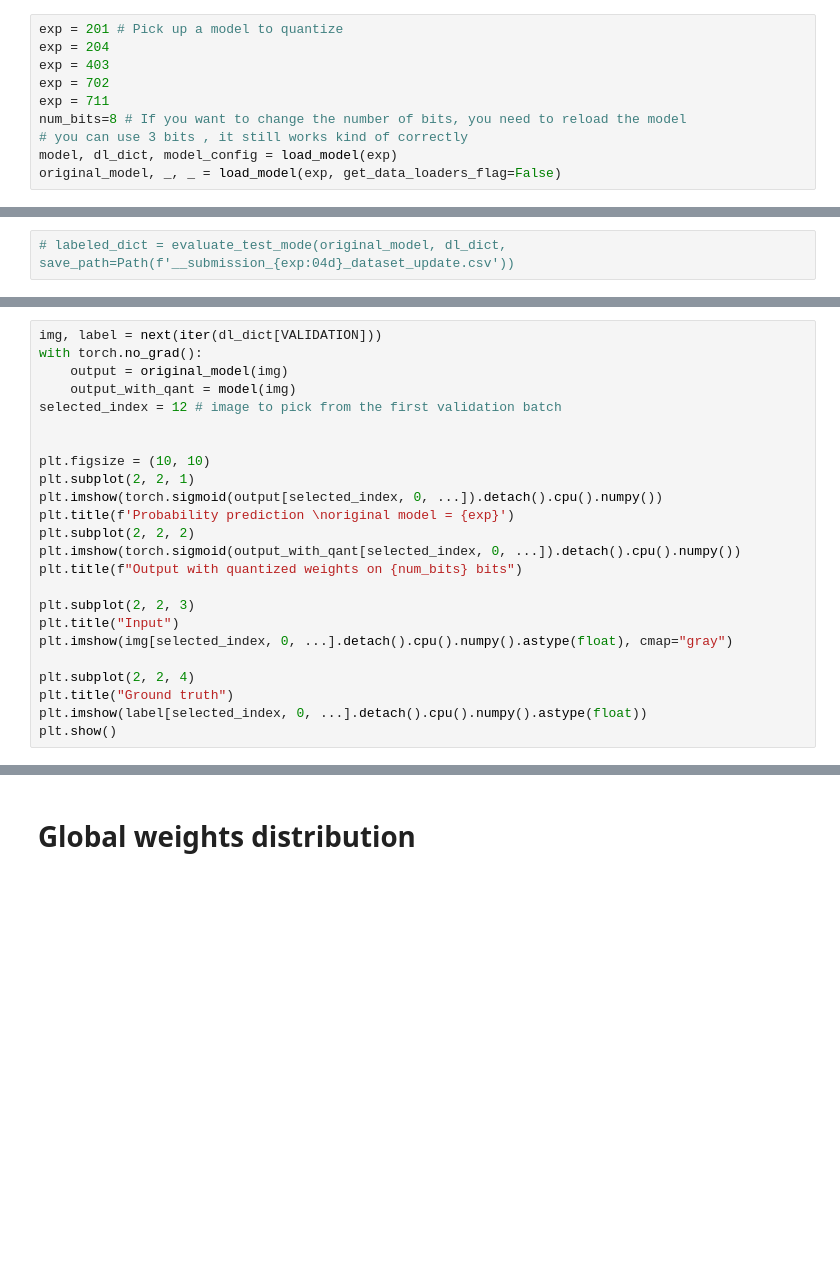
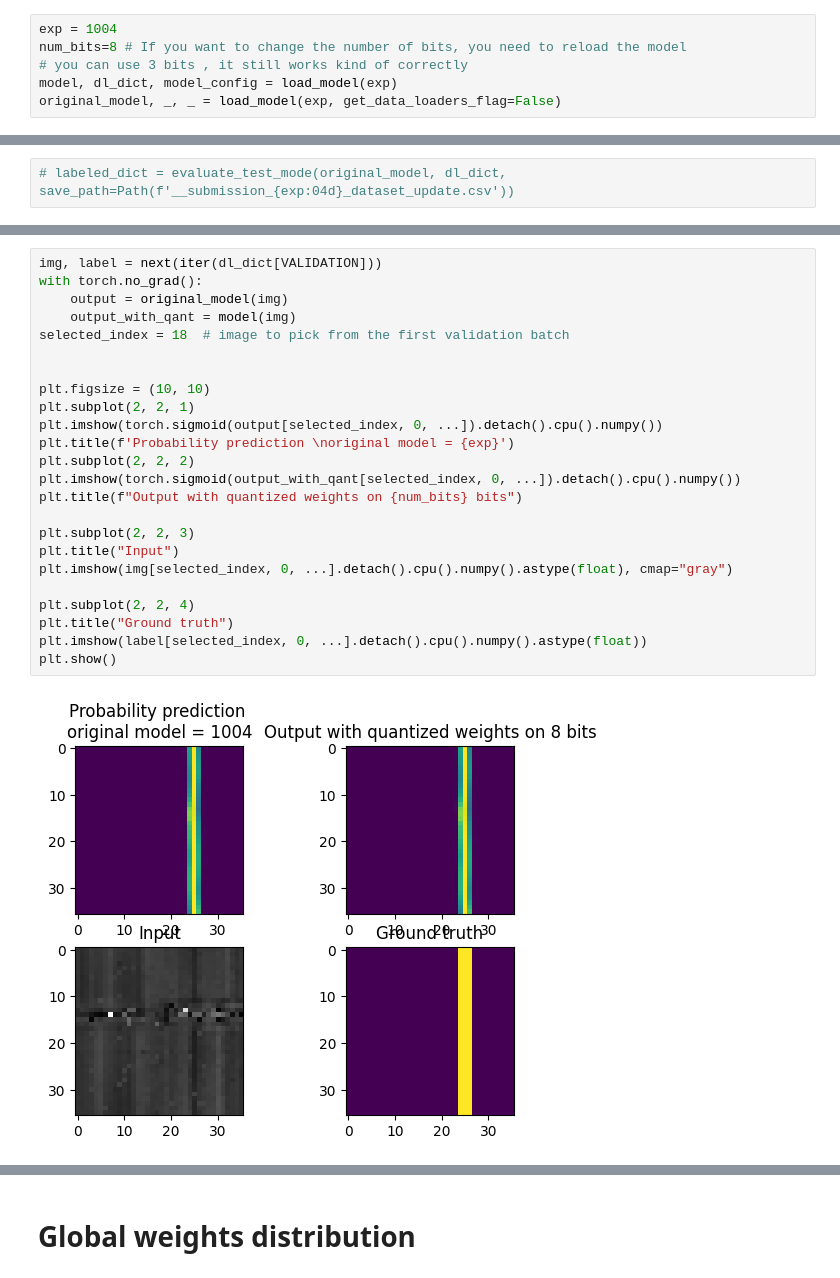
Before and after one commit to balthazarneveu/geosciences, a Jupyter notebook: TP_5/model_quantization.ipynb, the cells around one changed output, grey strips where cells are left out. Drawn from its saved outputs; the diff is of its cells as text; blank space fills up the shorter version.

```diff
--- a/TP_5/model_quantization.ipynb
+++ b/TP_5/model_quantization.ipynb
@@ -26,9 +40,5 @@ from evaluate import evaluate_model, evaluate_test_mode
 # %%
-exp = 201 # Pick up a model to quantize
-exp = 204
-exp = 403
-exp = 702
-exp = 711
+exp = 1004
 num_bits=8 # If you want to change the number of bits, you need to reload the model
 # you can use 3 bits , it still works kind of correctly
 model, dl_dict, model_config = load_model(exp)
@@ -75,27 +126,29 @@ plt.show()
 # %%
 img, label = next(iter(dl_dict[VALIDATION]))
 with torch.no_grad():
     output = original_model(img)
     output_with_qant = model(img)
-selected_index = 12 # image to pick from the first validation batch
+selected_index = 18  # image to pick from the first validation batch
 
 
 plt.figsize = (10, 10)
 plt.subplot(2, 2, 1)
 plt.imshow(torch.sigmoid(output[selected_index, 0, ...]).detach().cpu().numpy())
 plt.title(f'Probability prediction \noriginal model = {exp}')
 plt.subplot(2, 2, 2)
 plt.imshow(torch.sigmoid(output_with_qant[selected_index, 0, ...]).detach().cpu().numpy())
 plt.title(f"Output with quantized weights on {num_bits} bits")
 
 plt.subplot(2, 2, 3)
 plt.title("Input")
 plt.imshow(img[selected_index, 0, ...].detach().cpu().numpy().astype(float), cmap="gray")
 
 plt.subplot(2, 2, 4)
 plt.title("Ground truth")
 plt.imshow(label[selected_index, 0, ...].detach().cpu().numpy().astype(float))
 plt.show()
+# %% [output]
+[figure, added]
 # %%
 plt.title("Ground truth")
 plt.imshow(label[selected_index, 0, ...].detach().cpu().numpy().astype(float))
```
Also changed, not shown: parts of 13 cells of this notebook, 1 other file.
